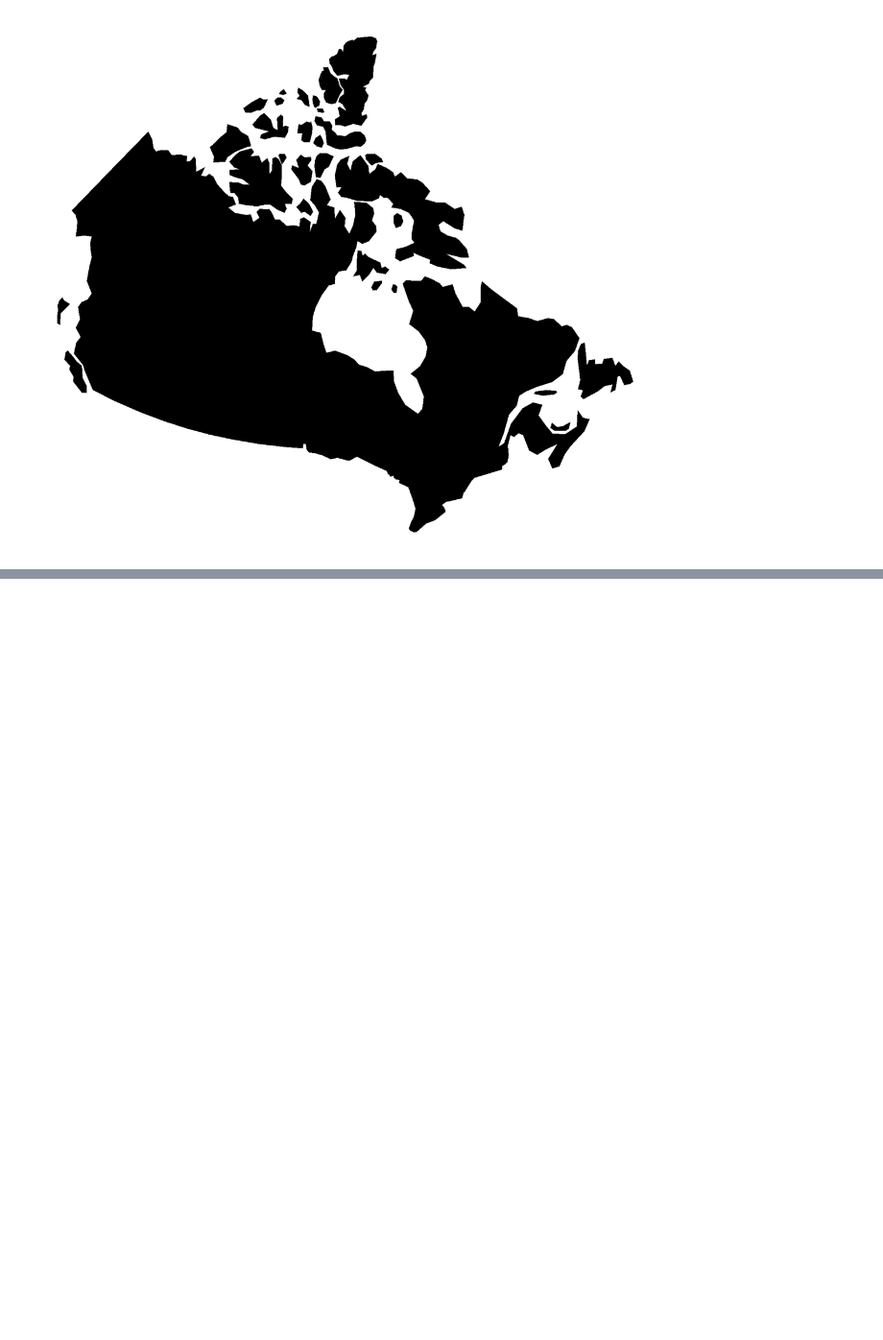
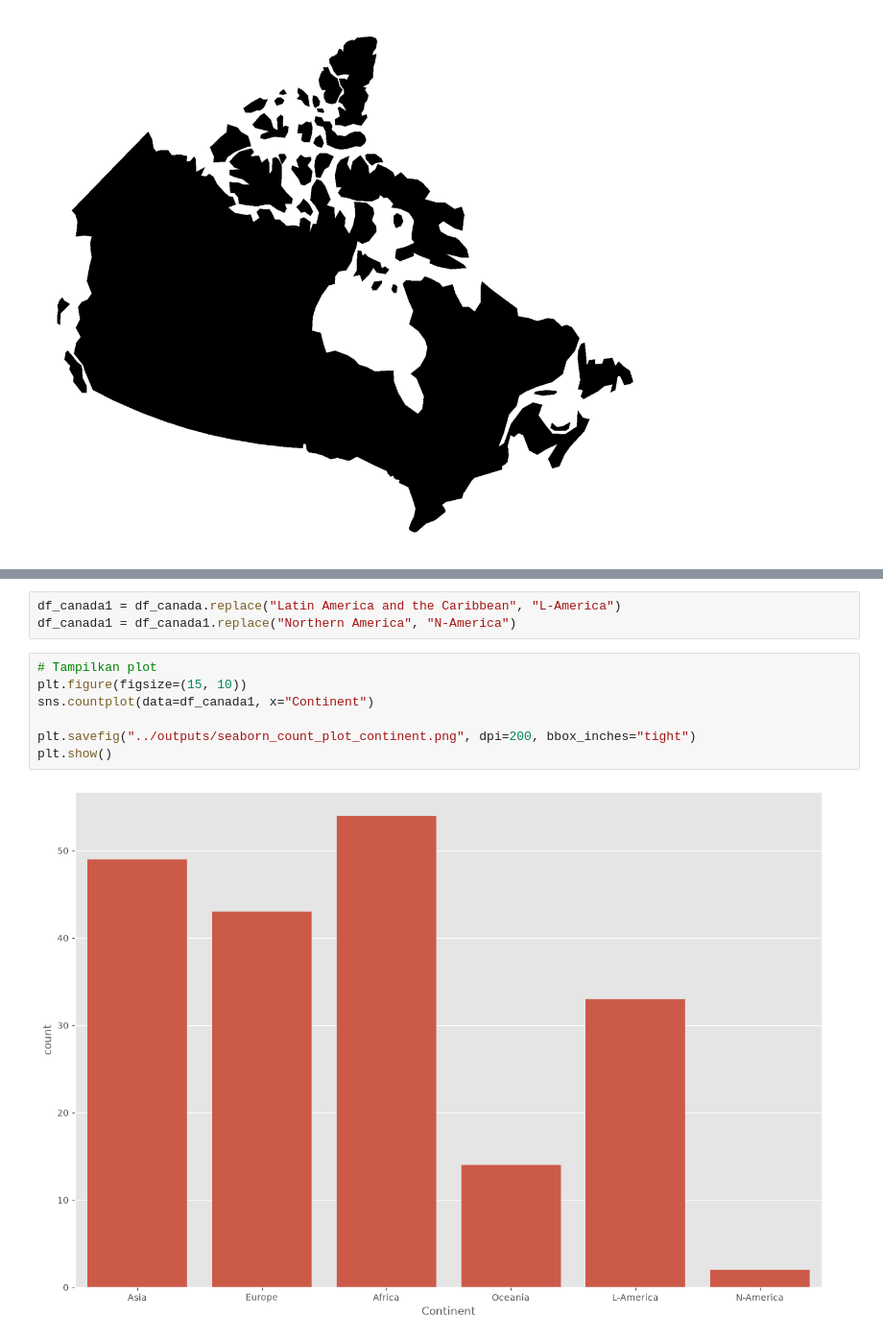
Before and after one commit to jagadhita28/ibm-data-visualization-python, a Jupyter notebook: module-3-advanced-viz-geospatial/notebooks/01_advanced_visualization_tools.ipynb, the cells around one changed output, grey strips where cells are left out. Shown at 96% size. Cells and saved outputs as stored; diff of their text form; blank space fills up the shorter version.

```diff
--- a/module-3-advanced-viz-geospatial/notebooks/01_advanced_visualization_tools.ipynb
+++ b/module-3-advanced-viz-geospatial/notebooks/01_advanced_visualization_tools.ipynb
@@ -399,0 +429,12 @@ plt.show()
+# %%
+df_canada1 = df_canada.replace("Latin America and the Caribbean", "L-America")
+df_canada1 = df_canada1.replace("Northern America", "N-America")
+# %%
+# Tampilkan plot
+plt.figure(figsize=(15, 10))
+sns.countplot(data=df_canada1, x="Continent")
+
+plt.savefig("../outputs/seaborn_count_plot_continent.png", dpi=200, bbox_inches="tight")
+plt.show()
+# %% [output]
+[figure, added]
```
Also changed, not shown: parts of 44 cells of this notebook.
